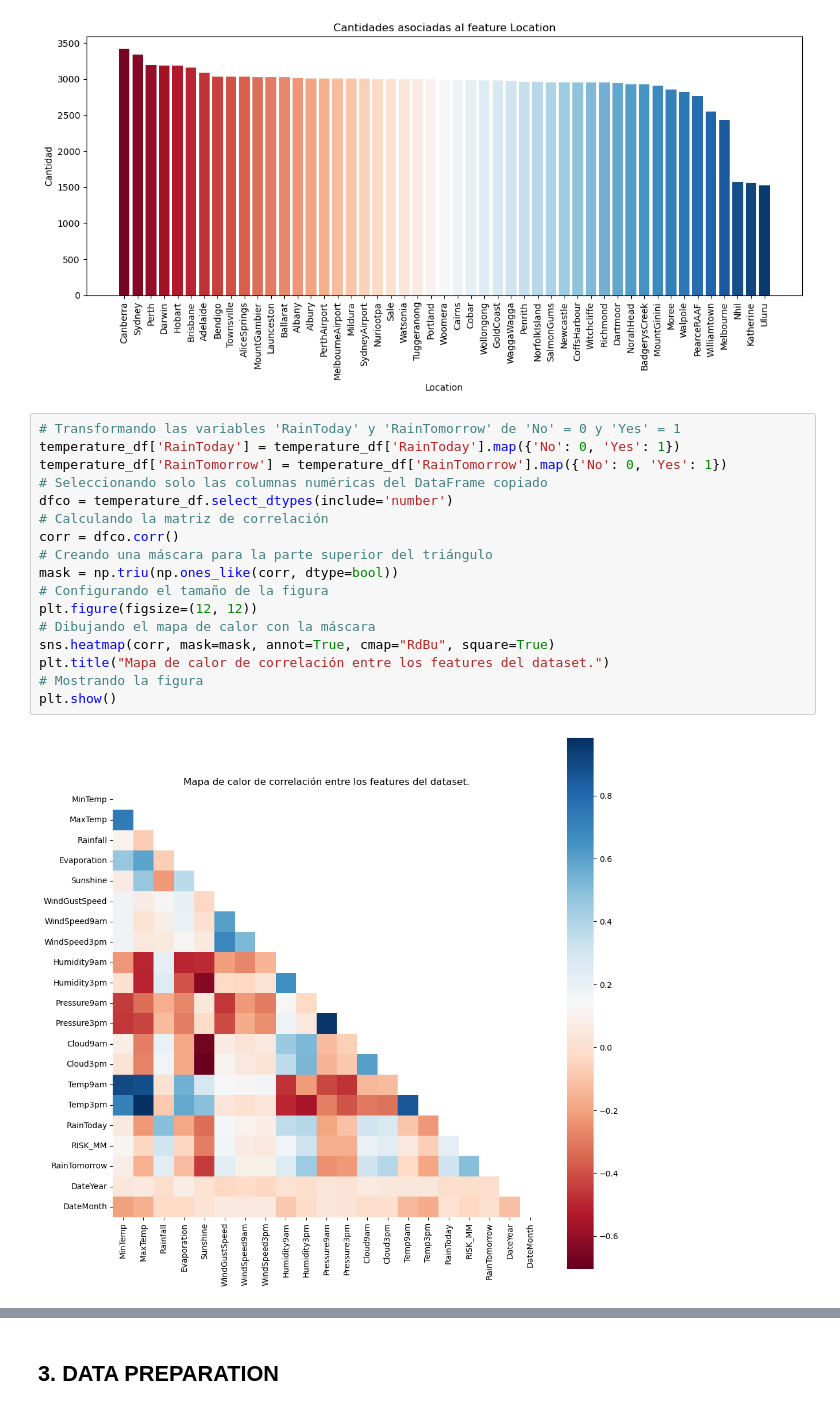
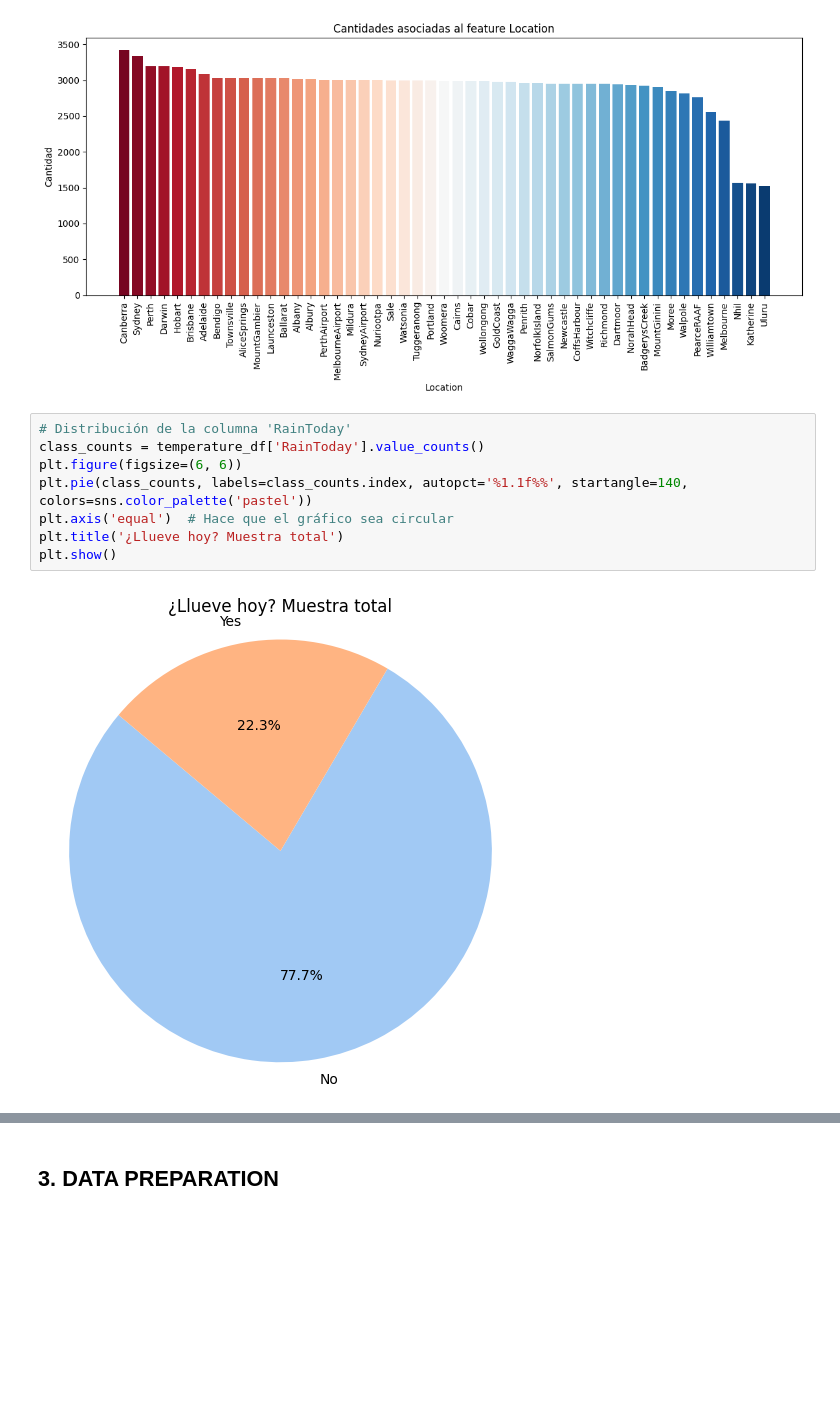
Before and after one commit to CristobalCabezas/datamining_duoc2024, a Jupyter notebook: ET/BIY7121_004V_ET_CristobalCabezas.ipynb, the cells around one changed output, grey strips where cells are left out. Drawn from its saved outputs; the diff is of its cells as text; blank space fills up the shorter version.

```diff
--- a/ET/BIY7121_004V_ET_CristobalCabezas.ipynb
+++ b/ET/BIY7121_004V_ET_CristobalCabezas.ipynb
@@ -175,22 +182,13 @@ plt.tight_layout()
 plt.show()
 # %% [output]
 [figure]
-# %%
-# Transformando las variables 'RainToday' y 'RainTomorrow' de 'No' = 0 y 'Yes' = 1
-temperature_df['RainToday'] = temperature_df['RainToday'].map({'No': 0, 'Yes': 1})
-temperature_df['RainTomorrow'] = temperature_df['RainTomorrow'].map({'No': 0, 'Yes': 1})
-# Seleccionando solo las columnas numéricas del DataFrame copiado
-dfco = temperature_df.select_dtypes(include='number')
-# Calculando la matriz de correlación
-corr = dfco.corr()
-# Creando una máscara para la parte superior del triángulo
-mask = np.triu(np.ones_like(corr, dtype=bool))
-# Configurando el tamaño de la figura
-plt.figure(figsize=(12, 12))
-# Dibujando el mapa de calor con la máscara
-sns.heatmap(corr, mask=mask, annot=True, cmap="RdBu", square=True)
-plt.title("Mapa de calor de correlación entre los features del dataset.")
-# Mostrando la figura
-plt.show()
-# %% [output]
-[figure, removed]
+# %%
+# Distribución de la columna 'RainToday'
+class_counts = temperature_df['RainToday'].value_counts()
+plt.figure(figsize=(6, 6))
+plt.pie(class_counts, labels=class_counts.index, autopct='%1.1f%%', startangle=140, colors=sns.color_palette('pastel'))
+plt.axis('equal')  # Hace que el gráfico sea circular
+plt.title('¿Llueve hoy? Muestra total')
+plt.show()
+# %% [output]
+[figure, added]
```
Also changed, not shown: parts of 28 cells of this notebook.
